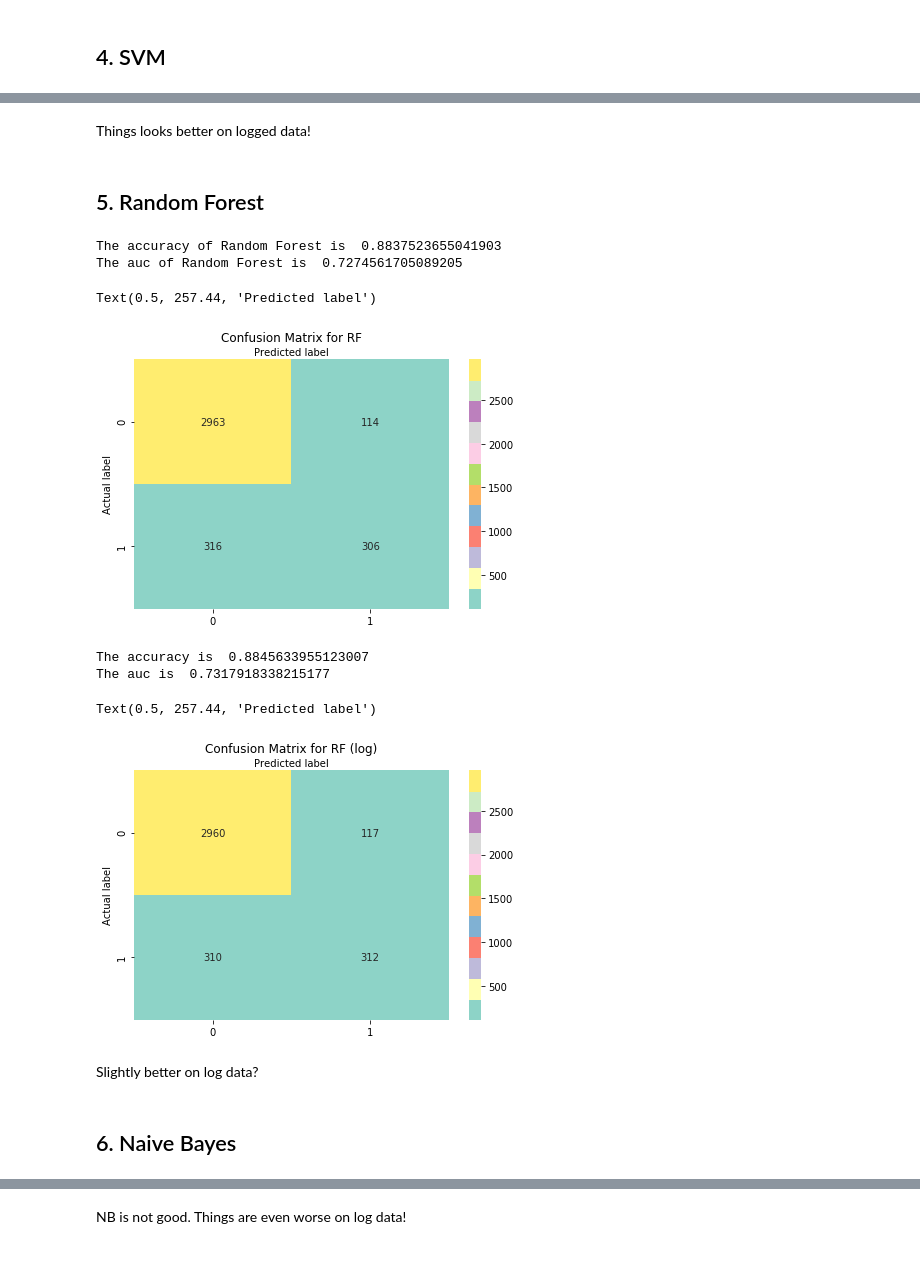
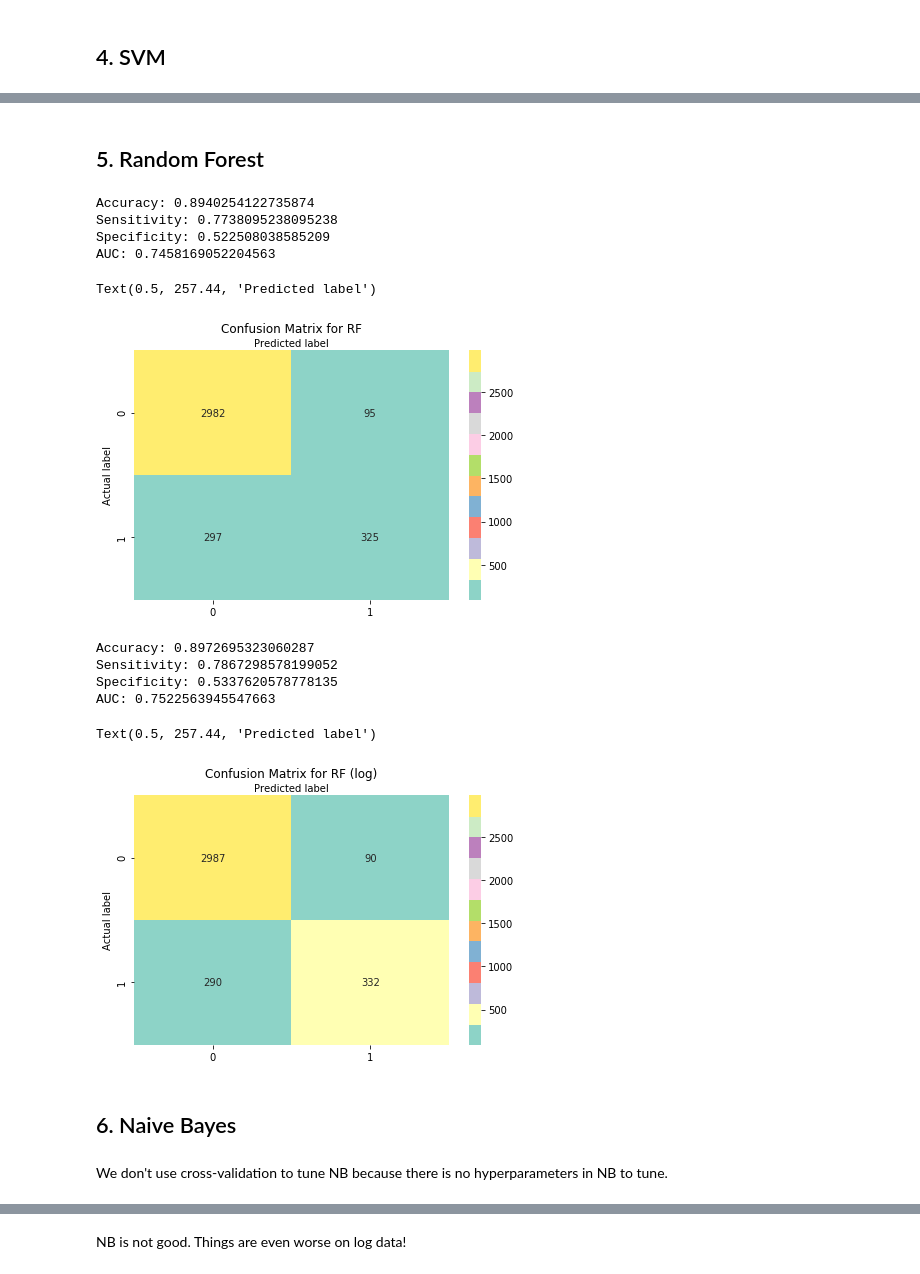
Before and after one commit to YingtianLIANG/APSTA-GE-2011-Proj2, a Jupyter notebook: APSTA-GE-2011-Proj2.ipynb, the cells around one changed output, grey strips where cells are left out. Drawn from its saved outputs; the diff is of its cells as text; code cells hidden in the pictures.

```diff
--- a/APSTA-GE-2011-Proj2.ipynb
+++ b/APSTA-GE-2011-Proj2.ipynb
@@ -475,72 +524,93 @@ Text(0.5, 257.44, 'Predicted label')
-# %% [markdown]
-Things looks better on logged data!
 # %% [markdown]
 ## 5. Random Forest
 # %%
 from sklearn.ensemble import RandomForestClassifier
 
 # original data
-rf = RandomForestClassifier(random_state=42)
-rf.fit(X_train,y_train)
-y_pred_rf = rf.predict(X_test)
+# grid search
+RF = GridSearchCV(RandomForestClassifier(random_state=42,class_weight='balanced'),
+                  {'n_estimators':range(1,211,10)},
+                  cv=10) # 10-folds cross validation
+RF.fit(X_train,y_train)
+# best model
+RF_best = RandomForestClassifier(**RF.best_params_).fit(X_train,y_train)
+y_pred_RF = RF_best.predict(X_test)
 
 # accuracy
-print('The accuracy of Random Forest is ',accuracy_score(y_test,y_pred_rf))
+print('Accuracy:',accuracy_score(y_test,y_pred_RF))
+# precision (sensitivity)
+print('Sensitivity:',precision_score(y_test,y_pred_RF))
+# recall (specificity)
+print('Specificity:',recall_score(y_test,y_pred_RF))
 # auc
-print('The auc of Random Forest is ',roc_auc_score(y_test,y_pred_rf))
+print('AUC:',roc_auc_score(y_test,y_pred_RF))
 
 # confusion matrix
-cm_rf = confusion_matrix(y_test,y_pred_rf)
+cm_RF = confusion_matrix(y_test,y_pred_RF)
 class_names=[0,1] # name  of classes
 fig, ax = plt.subplots()
 tick_marks = np.arange(len(class_names))
 plt.xticks(tick_marks, class_names)
 plt.yticks(tick_marks, class_names)
 # create heatmap
-sns.heatmap(pd.DataFrame(cm_rf), annot=True, cmap="Set3" ,fmt='g')
+sns.heatmap(pd.DataFrame(cm_RF), annot=True, cmap="Set3" ,fmt='g')
 ax.xaxis.set_label_position("top")
 plt.tight_layout()
 plt.title('Confusion Matrix for RF', y=1.1)
 plt.ylabel('Actual label')
 plt.xlabel('Predicted label')
 # %% [output]
-The accuracy of Random Forest is  0.8837523655041903
-The auc of Random Forest is  0.7274561705089205
+Accuracy: 0.8940254122735874
+Sensitivity: 0.7738095238095238
+Specificity: 0.522508038585209
+AUC: 0.7458169052204563
 Text(0.5, 257.44, 'Predicted label')
 [figure]
 # %%
 # on log-transformed data
-rf_lg = RandomForestClassifier(random_state=42).fit(X_lg_train,y_train)
-y_pred_rf_lg = rf_lg.predict(X_lg_test)
+# grid search
+RF_lg = GridSearchCV(RandomForestClassifier(random_state=42,class_weight='balanced'),
+                  {'n_estimators':range(1,211,10)},
+                  cv=10) # 10-folds cross validation
+RF_lg.fit(X_lg_train,y_train)
+# best model
+RF_lg_best = RandomForestClassifier(**RF_lg.best_params_).fit(X_lg_train,y_train)
+y_pred_RF_lg = RF_lg_best.predict(X_lg_test)
 
 # accuracy
-print('The accuracy is ',accuracy_score(y_test,y_pred_rf_lg))
+print('Accuracy:',accuracy_score(y_test,y_pred_RF_lg))
+# precision (sensitivity)
+print('Sensitivity:',precision_score(y_test,y_pred_RF_lg))
+# recall (specificity)
+print('Specificity:',recall_score(y_test,y_pred_RF_lg))
 # auc
-print('The auc is ',roc_auc_score(y_test,y_pred_rf_lg))
+print('AUC:',roc_auc_score(y_test,y_pred_RF_lg))
 
 # confusion matrix
-cm_rf_lg = confusion_matrix(y_test,y_pred_rf_lg)
+cm_RF_lg = confusion_matrix(y_test,y_pred_RF_lg)
 class_names=[0,1] # name  of classes
 fig, ax = plt.subplots()
 tick_marks = np.arange(len(class_names))
 plt.xticks(tick_marks, class_names)
 plt.yticks(tick_marks, class_names)
 # create heatmap
-sns.heatmap(pd.DataFrame(cm_rf_lg), annot=True, cmap="Set3" ,fmt='g')
+sns.heatmap(pd.DataFrame(cm_RF_lg), annot=True, cmap="Set3" ,fmt='g')
 ax.xaxis.set_label_position("top")
 plt.tight_layout()
 plt.title('Confusion Matrix for RF (log)', y=1.1)
 plt.ylabel('Actual label')
 plt.xlabel('Predicted label')
 # %% [output]
-The accuracy is  0.8845633955123007
-The auc is  0.7317918338215177
+Accuracy: 0.8972695323060287
+Sensitivity: 0.7867298578199052
+Specificity: 0.5337620578778135
+AUC: 0.7522563945547663
 Text(0.5, 257.44, 'Predicted label')
-[figure, old version]
+[figure, new version]
-# %% [markdown]
-Slightly better on log data?
 # %% [markdown]
 ## 6. Naive Bayes
+# %% [markdown]
+We don't use cross-validation to tune NB because there is no hyperparameters in NB to tune.
 # %%
 from sklearn.naive_bayes import GaussianNB
 
```
Also changed, not shown: parts of 15 cells of this notebook.
